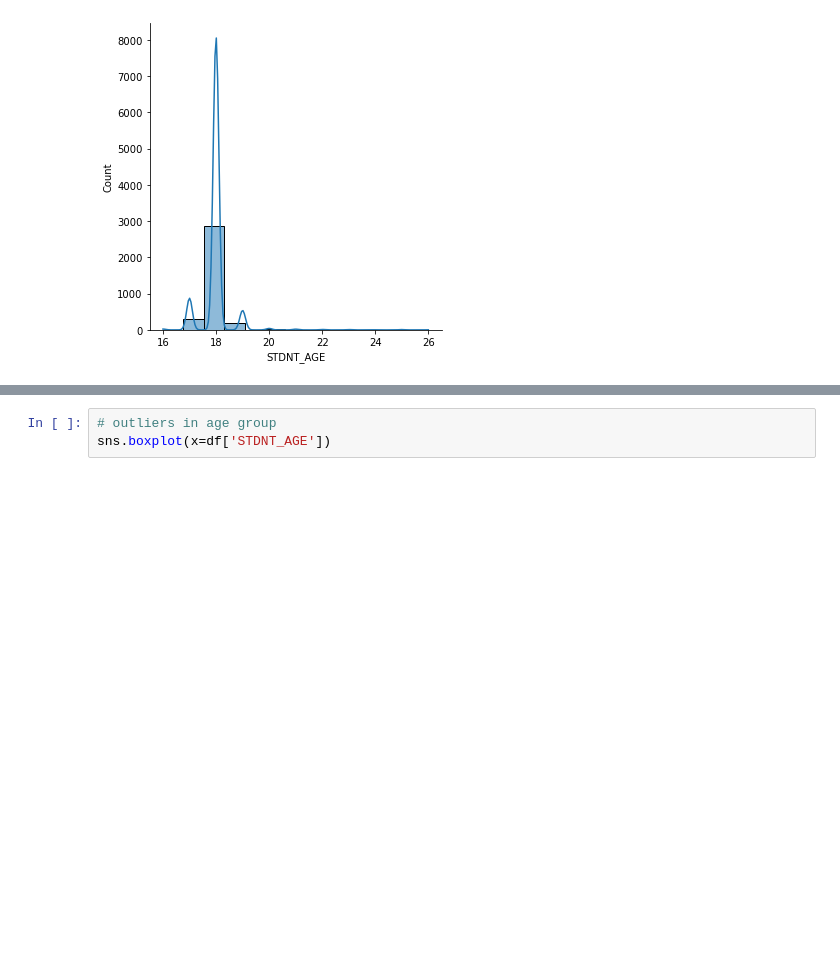
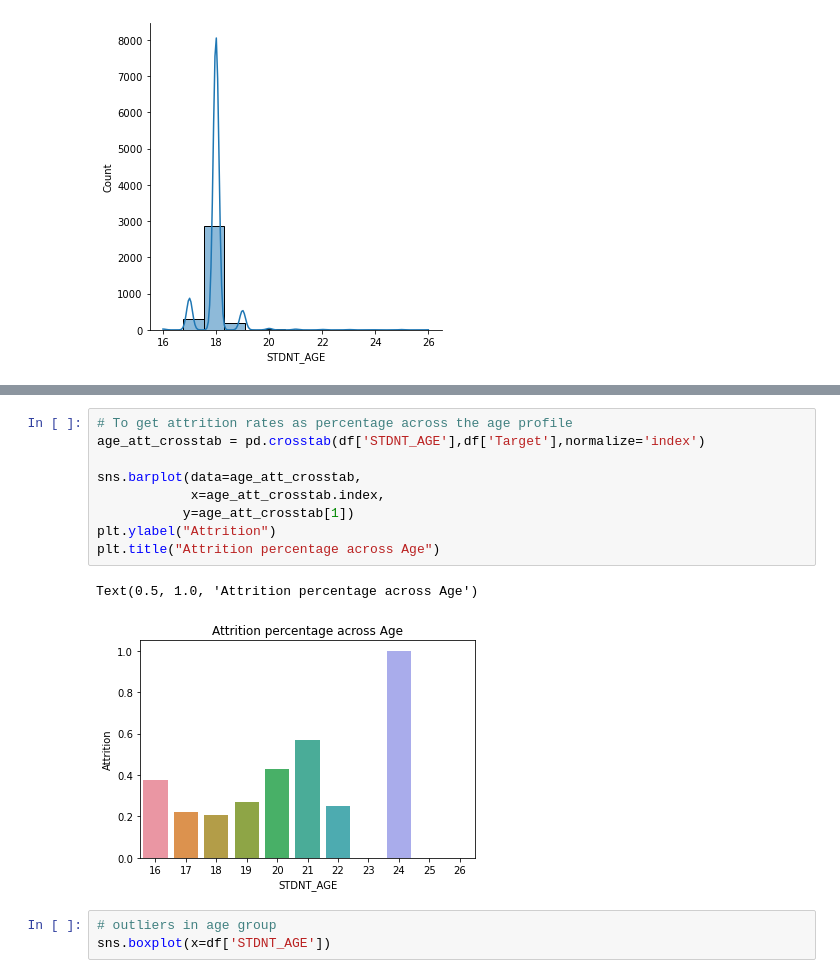
Before and after one commit to Jobin-Nelson/Student_attrition, a Jupyter notebook: src/Student_attrition.ipynb, the cells around one changed output, grey strips where cells are left out. Cells and saved outputs as stored; diff of their text form; blank space fills up the shorter version.

```diff
--- a/src/Student_attrition.ipynb
+++ b/src/Student_attrition.ipynb
@@ -184,3 +198,15 @@ Text(0.5, 1.0, 'Count of age group w.r.t attrition')
+# %%
+# To get attrition rates as percentage across the age profile
+age_att_crosstab = pd.crosstab(df['STDNT_AGE'],df['Target'],normalize='index')
+
+sns.barplot(data=age_att_crosstab,
+            x=age_att_crosstab.index,
+           y=age_att_crosstab[1])
+plt.ylabel("Attrition")
+plt.title("Attrition percentage across Age")
+# %% [output]
+Text(0.5, 1.0, 'Attrition percentage across Age')
+[figure, added]
 # %%
 # outliers in age group
 sns.boxplot(x=df['STDNT_AGE'])
```
Also changed, not shown: parts of 87 cells of this notebook, 1 other file.
